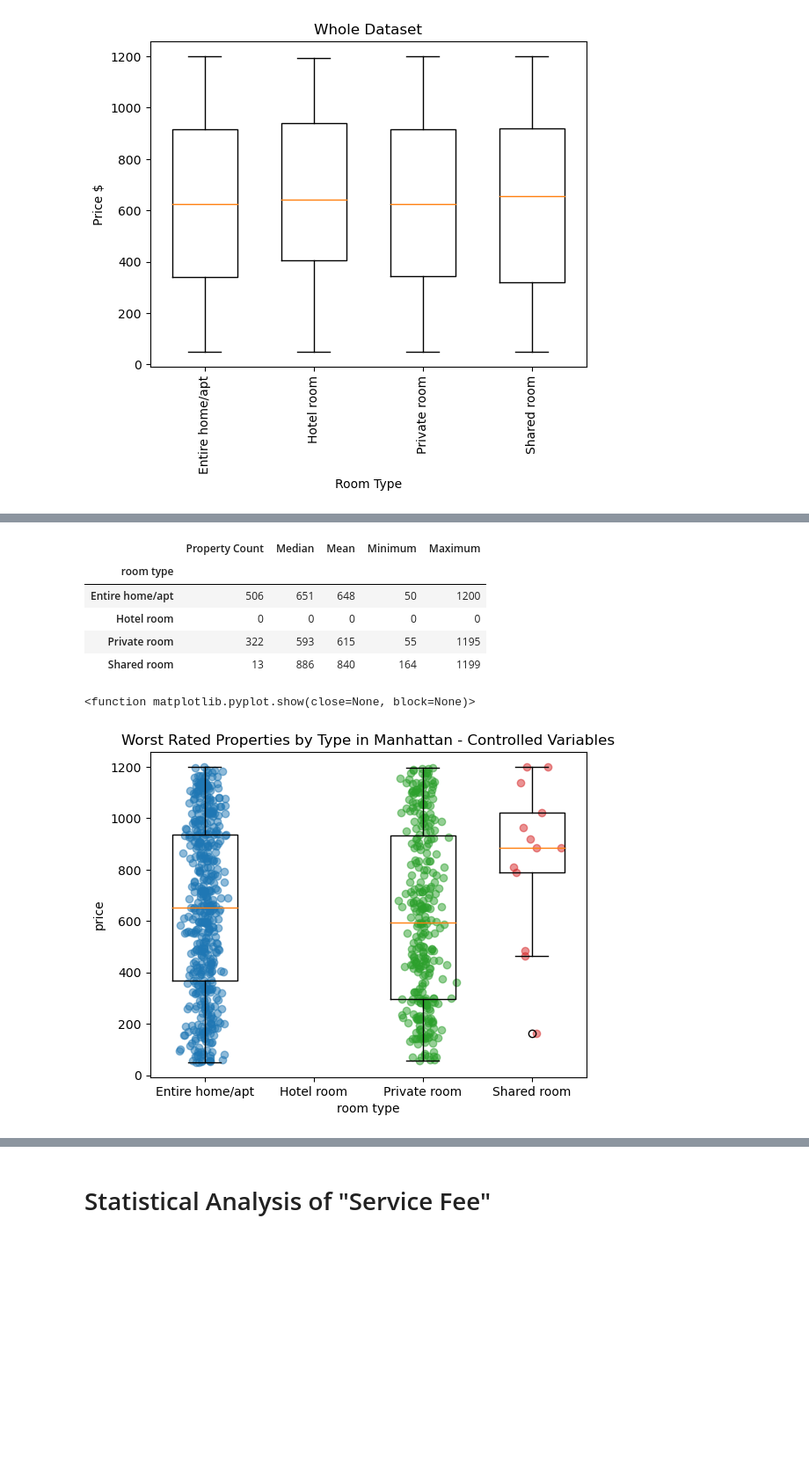
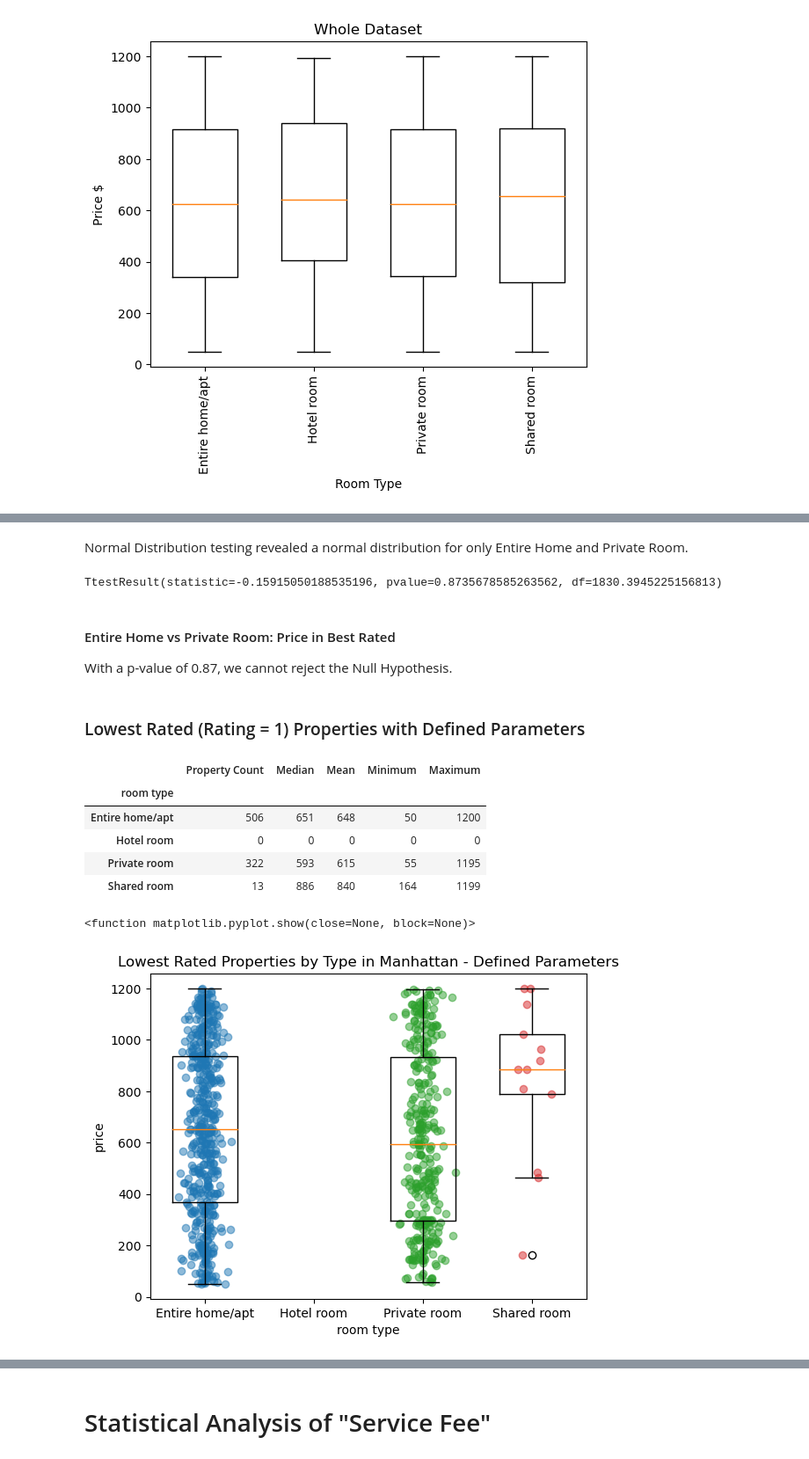
Before and after one commit to stephanielabelle/Project_1_Team6, a Jupyter notebook: steph_price_and_population_overview.ipynb, the cells around one changed output, grey strips where cells are left out. Shown at 88% size. Cells and saved outputs as stored; diff of their text form; code cells hidden in the pictures; blank space fills up the shorter version.

```diff
--- a/steph_price_and_population_overview.ipynb
+++ b/steph_price_and_population_overview.ipynb
@@ -525,3 +633,16 @@ plt.show
+# %% [markdown]
+Normal Distribution testing revealed a normal distribution for only Entire Home and Private Room.
+# %%
+# Welch's t-test
+# Null Hypothesis: Mean of Entire home is equal to the mean of Private room (Best Rated)
+stats.ttest_ind(best_entirehome, best_private, equal_var = False)
+# %% [output]
+TtestResult(statistic=-0.15915050188535196, pvalue=0.8735678585263562, df=1830.3945225156813)
+# %% [markdown]
+#### Entire Home vs Private Room: Price in Best Rated
+With a p-value of 0.87, we cannot reject the Null Hypothesis.
+# %% [markdown]
+### Lowest Rated (Rating = 1) Properties with Defined Parameters
 # %%
 # Rating of 1
 # Price by room type (verified host, flexible or moderate cancellation policy, 1-rating, number of reviews >1, Manhattan)
@@ -583,32 +704,32 @@ summary_df_sl.index = [categories_sorted_sl]
 summary_df_sl = summary_df_sl.rename_axis('room type')
 display(summary_df_sl)
 
     # Plotting boxplot and scatter
 j=1
 for k in range(num_sl):
     y_val_sl = bp_data_sl[k]
 
         # Setting variable for scatter plot overlay
     x_val_sl = np.random.normal(k + 1, 0.08, len(y_val_sl))
 
         # Making boxplots with scatter overlay
     plt.boxplot(y_val_sl, positions=[j], widths=0.6)
     plt.scatter(x_val_sl,y_val_sl, alpha=0.5)
 
         #Sets position for next boxplot
     j=j+1
 plt.ylabel("price")
 plt.xlabel("room type")
 x_axis = np.arange(1,(num_sl+1),1)
 plt.xticks(x_axis, categories_sorted_sl)
-plt.title("Worst Rated Properties by Type in Manhattan - Controlled Variables")
+plt.title("Lowest Rated Properties by Type in Manhattan - Defined Parameters")
 plt.show
 # %% [output]
 |  | Property Count | Median | Mean | Minimum | Maximum |
 | room type |  |  |  |  |  |
 | Entire home/apt | 506 | 651 | 648 | 50 | 1200 |
 | Hotel room | 0 | 0 | 0 | 0 | 0 |
 | Private room | 322 | 593 | 615 | 55 | 1195 |
 | Shared room | 13 | 886 | 840 | 164 | 1199 |
 <function matplotlib.pyplot.show(close=None, block=None)>
-[figure, old version]
+[figure, new version]
```
Also changed, not shown: parts of 29 cells of this notebook.
